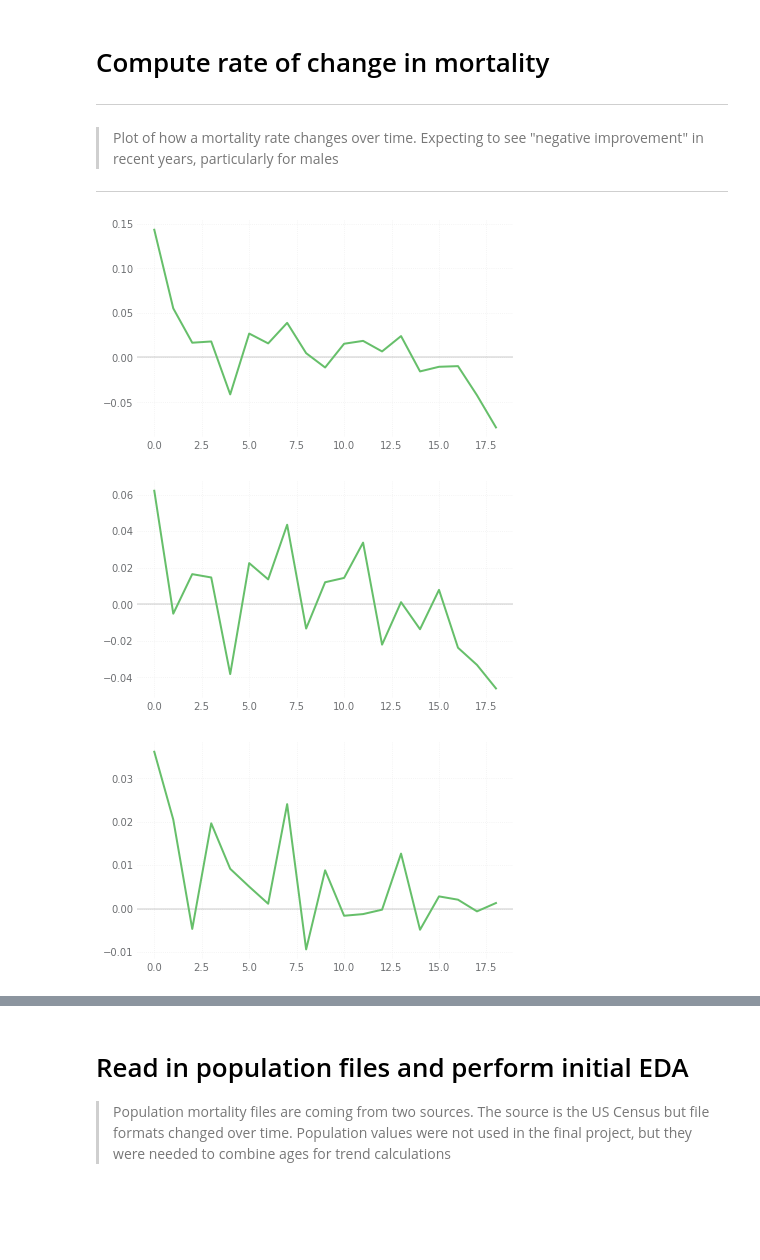
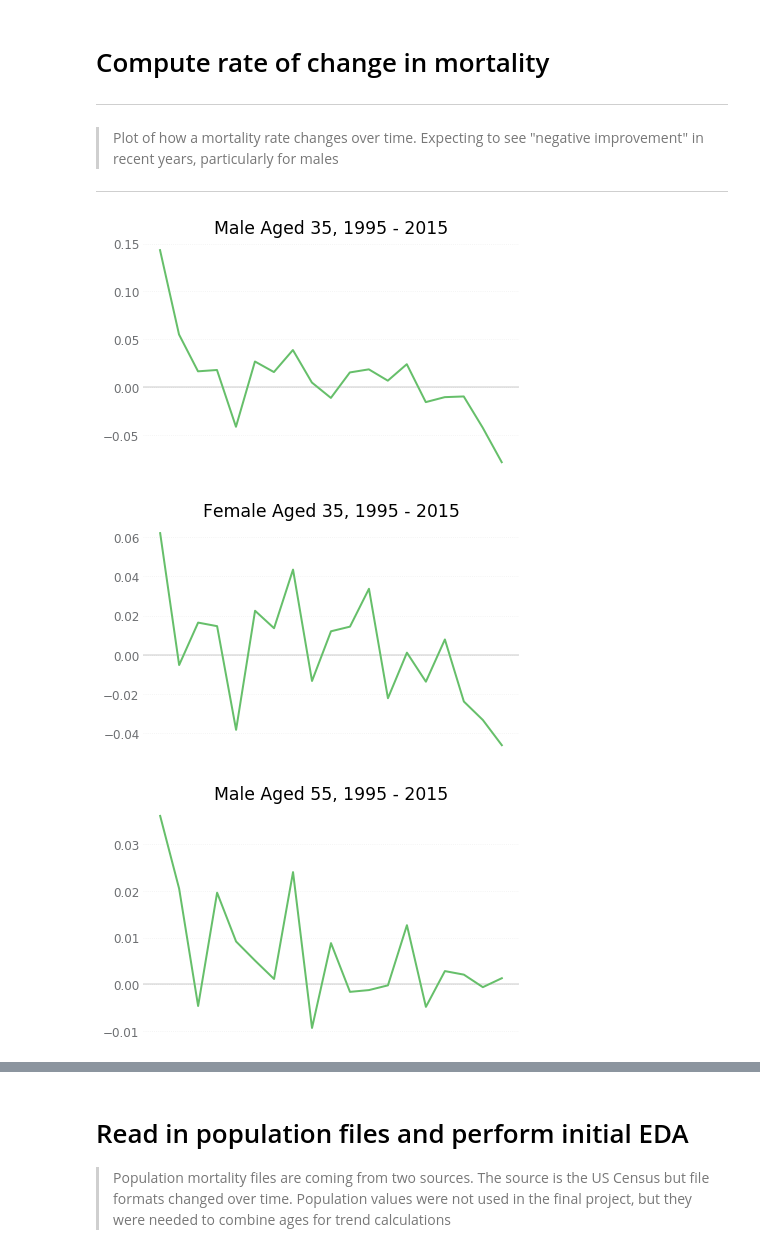
Before and after one commit to 1ScottWright/US-Population-Mortality-Analysis, a Jupyter notebook: code/03-data-collection-targets-with-EDA.ipynb, the cells around one changed output, grey strips where cells are left out. Cells and saved outputs as stored; diff of their text form; code cells hidden in the pictures; blank space fills up the shorter version.

```diff
--- a/code/03-data-collection-targets-with-EDA.ipynb
+++ b/code/03-data-collection-targets-with-EDA.ipynb
@@ -90,31 +89,37 @@ plt.legend(fontsize=20);
 
 ---
 # %%
-def plot_rate_of_change(qx_vector):
-    qx_vector = np.array(qx_vector)
+def return_improvements(qx_in):
+    qx_vector = np.array(qx_in)
     j = len(qx_vector)
     if j <= 1:
         print("Mortality info passed to function not large enough to compute qx improvement.")
         pass
-    qx_improve = []
+    improve = []
     for i in range(j-1):
-        qx_improve.append(1-qx_vector[i+1]/qx_vector[i])
-    plt.axhline(y=0,c ='grey', alpha = .2)
-    qxi = pd.DataFrame({'improvement':qx_improve})
-    qxi['improvement'].plot(kind='line')
-    plt.show();
-#    print(qxi)
-    return
+        improve.append(1-qx_vector[i+1]/qx_vector[i])
+    return(improve)
+# %%
+def plot_rate_of_change(qx_vector, title_in=None):
+    qx_improve = return_improvements(qx_vector)
+    plt.axhline(y=0,c ='grey', alpha = .2)
+    qxi = pd.DataFrame({'improvement':qx_improve})
+    qxi['improvement'].plot(kind='line')
+    plt.xticks([])
+    plt.title(title_in)
+    plt.show();
+#    print(qxi)
+    return
 # %%
-plot_rate_of_change(male.iloc[35,-20:])
+plot_rate_of_change(male.iloc[35,-20:], title_in="Male Aged 35, 1995 - 2015")
 # %% [output]
-[figure, old version]
+[figure, new version]
 # %%
-plot_rate_of_change(female.iloc[35,-20:])
+plot_rate_of_change(female.iloc[35,-20:], title_in="Female Aged 35, 1995 - 2015")
 # %% [output]
-[figure, old version]
+[figure, new version]
 # %%
-plot_rate_of_change(male.iloc[55,-20:])
+plot_rate_of_change(male.iloc[55,-20:], title_in="Male Aged 55, 1995 - 2015")
 # %% [output]
-[figure, old version]
+[figure, new version]
 # %%
```
Also changed, not shown: parts of 11 cells of this notebook, 4 other files.
